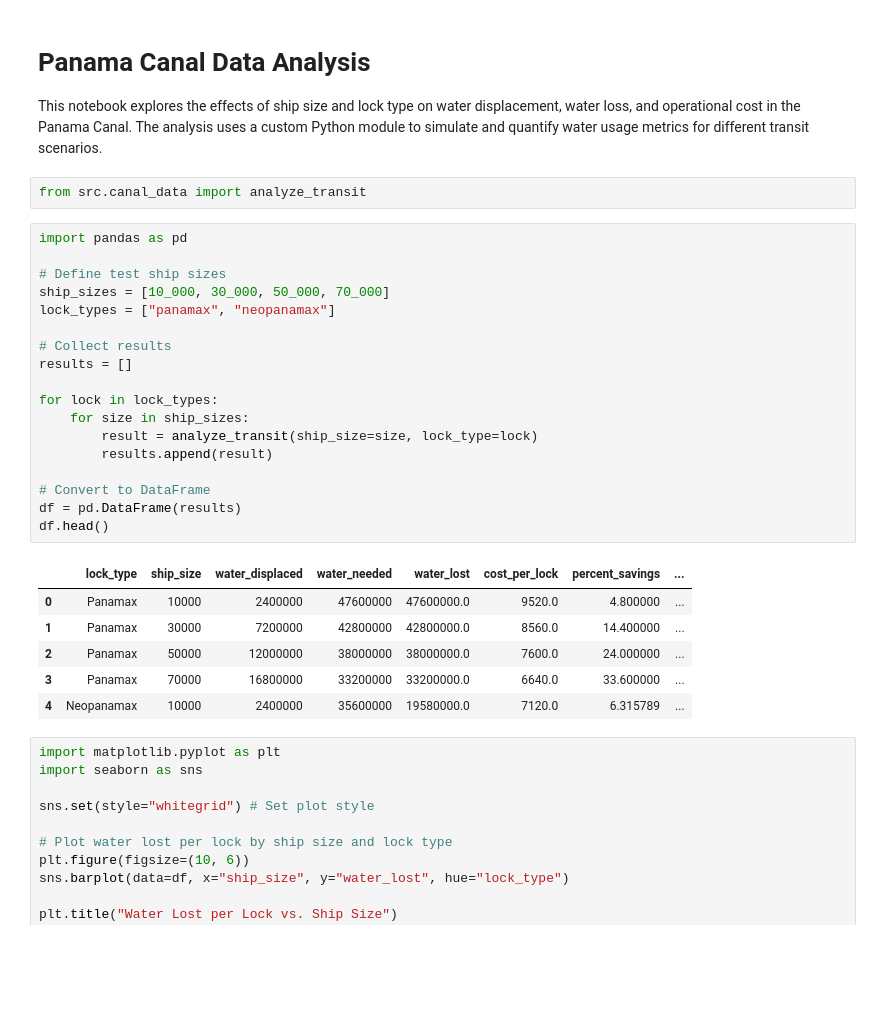
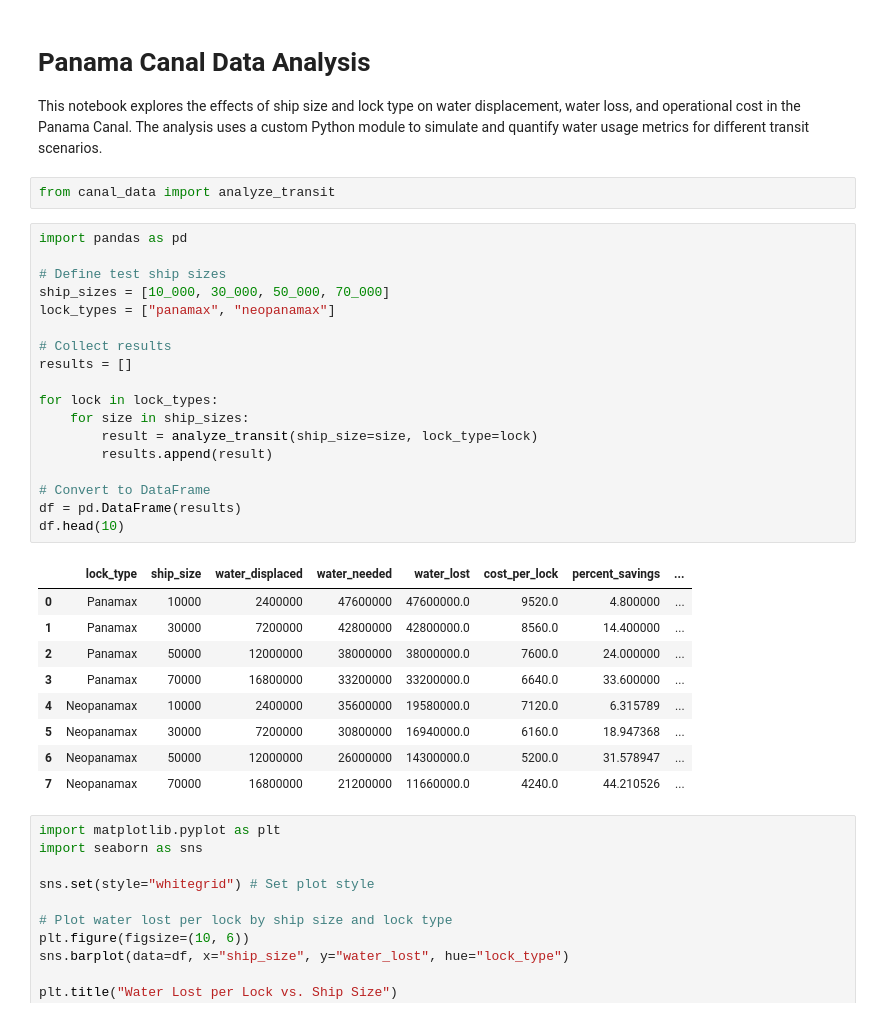
Before and after one commit to jleto6/panama-canal-data, a Jupyter notebook: canal_data.ipynb, the cells around one changed output. Saved outputs shown, nothing was run; the diff lists cells and outputs as text; blank space fills up the shorter version.

```diff
--- a/canal_data.ipynb
+++ b/canal_data.ipynb
@@ -3,32 +3,35 @@
 
 This notebook explores the effects of ship size and lock type on water displacement, water loss, and operational cost in the Panama Canal. The analysis uses a custom Python module to simulate and quantify water usage metrics for different transit scenarios.
 # %%
-from src.canal_data import analyze_transit
+from canal_data import analyze_transit
 # %%
 import pandas as pd
 
 # Define test ship sizes
 ship_sizes = [10_000, 30_000, 50_000, 70_000]
 lock_types = ["panamax", "neopanamax"]
 
 # Collect results
 results = []
 
 for lock in lock_types:
     for size in ship_sizes:
         result = analyze_transit(ship_size=size, lock_type=lock)
         results.append(result)
 
 # Convert to DataFrame
 df = pd.DataFrame(results)
-df.head()
+df.head(10)
 # %% [output]
 |  | lock_type | ship_size | water_displaced | water_needed | water_lost | cost_per_lock | percent_savings | ... |
 | 0 | Panamax | 10000 | 2400000 | 47600000 | 47600000.0 | 9520.0 | 4.800000 | ... |
 | 1 | Panamax | 30000 | 7200000 | 42800000 | 42800000.0 | 8560.0 | 14.400000 | ... |
 | 2 | Panamax | 50000 | 12000000 | 38000000 | 38000000.0 | 7600.0 | 24.000000 | ... |
 | 3 | Panamax | 70000 | 16800000 | 33200000 | 33200000.0 | 6640.0 | 33.600000 | ... |
 | 4 | Neopanamax | 10000 | 2400000 | 35600000 | 19580000.0 | 7120.0 | 6.315789 | ... |
+| 5 | Neopanamax | 30000 | 7200000 | 30800000 | 16940000.0 | 6160.0 | 18.947368 | ... |
+| 6 | Neopanamax | 50000 | 12000000 | 26000000 | 14300000.0 | 5200.0 | 31.578947 | ... |
+| 7 | Neopanamax | 70000 | 16800000 | 21200000 | 11660000.0 | 4240.0 | 44.210526 | ... |
 # %%
 import matplotlib.pyplot as plt
 import seaborn as sns
```
Also changed, not shown: parts of 7 cells of this notebook.
